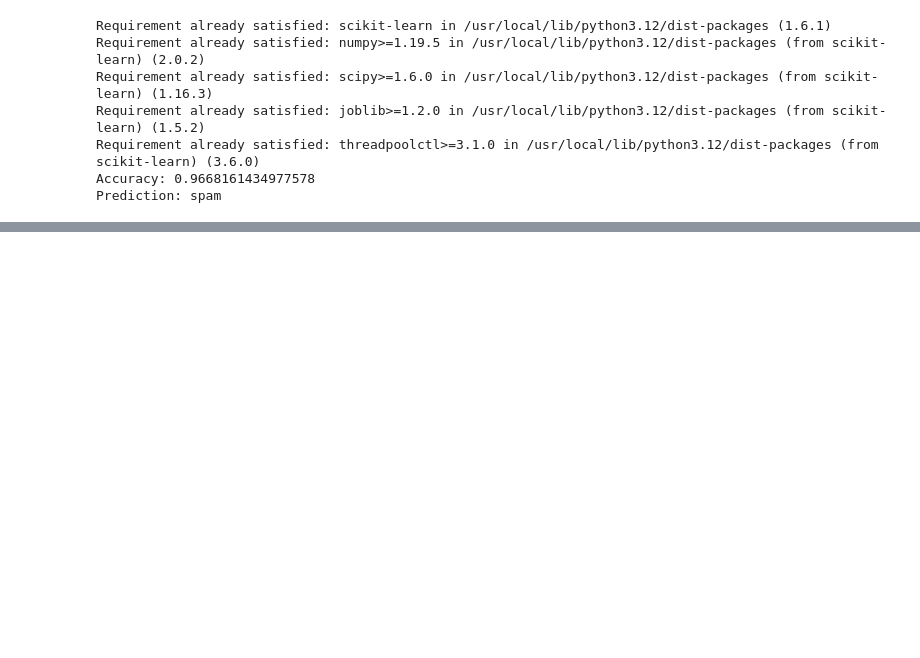
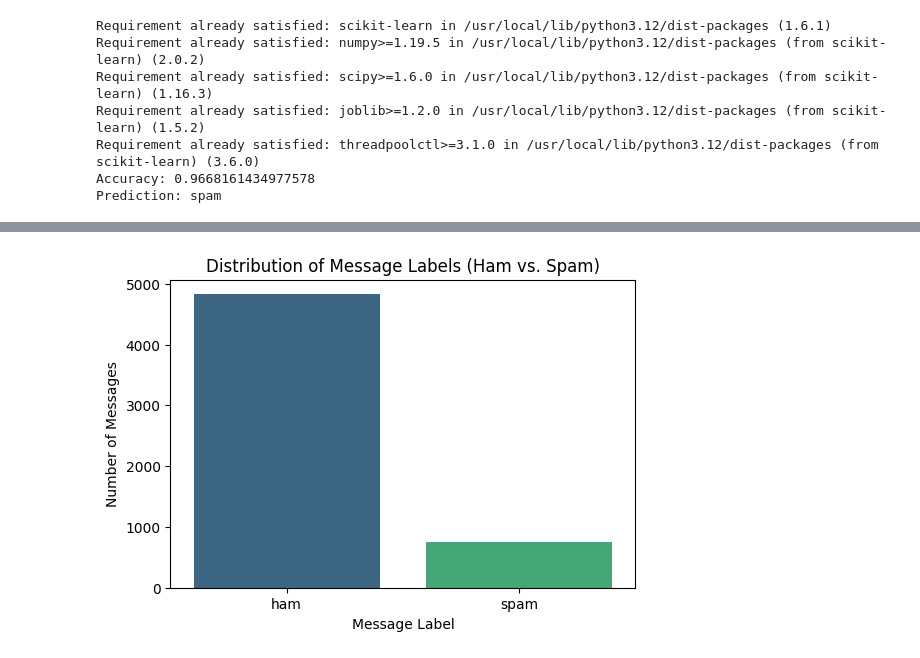
Before and after one commit to Arulpriya07/Array, a Jupyter notebook: phishing.ipynb, the cells around one changed output, grey strips where cells are left out. Drawn from its saved outputs; the diff is of its cells as text; code cells hidden in the pictures; blank space fills up the shorter version.

```diff
--- a/phishing.ipynb
+++ b/phishing.ipynb
@@ -42,0 +55,18 @@ Prediction: spam
+# %%
+import pandas as pd
+import matplotlib.pyplot as plt
+import seaborn as sns
+
+# Load the dataset (if df is not already available)
+url = "https://raw.githubusercontent.com/justmarkham/pycon-2016-tutorial/master/data/sms.tsv"
+df = pd.read_csv(url, sep='\t', names=['label', 'message'])
+
+# Create a countplot for the 'label' column
+plt.figure(figsize=(6, 4))
+sns.countplot(x='label', data=df, hue='label', legend=False, palette='viridis')
+plt.title('Distribution of Message Labels (Ham vs. Spam)')
+plt.xlabel('Message Label')
+plt.ylabel('Number of Messages')
+plt.show()
+# %% [output]
+[figure, added]
```
Also changed, not shown: parts of 1 cell of this notebook.
